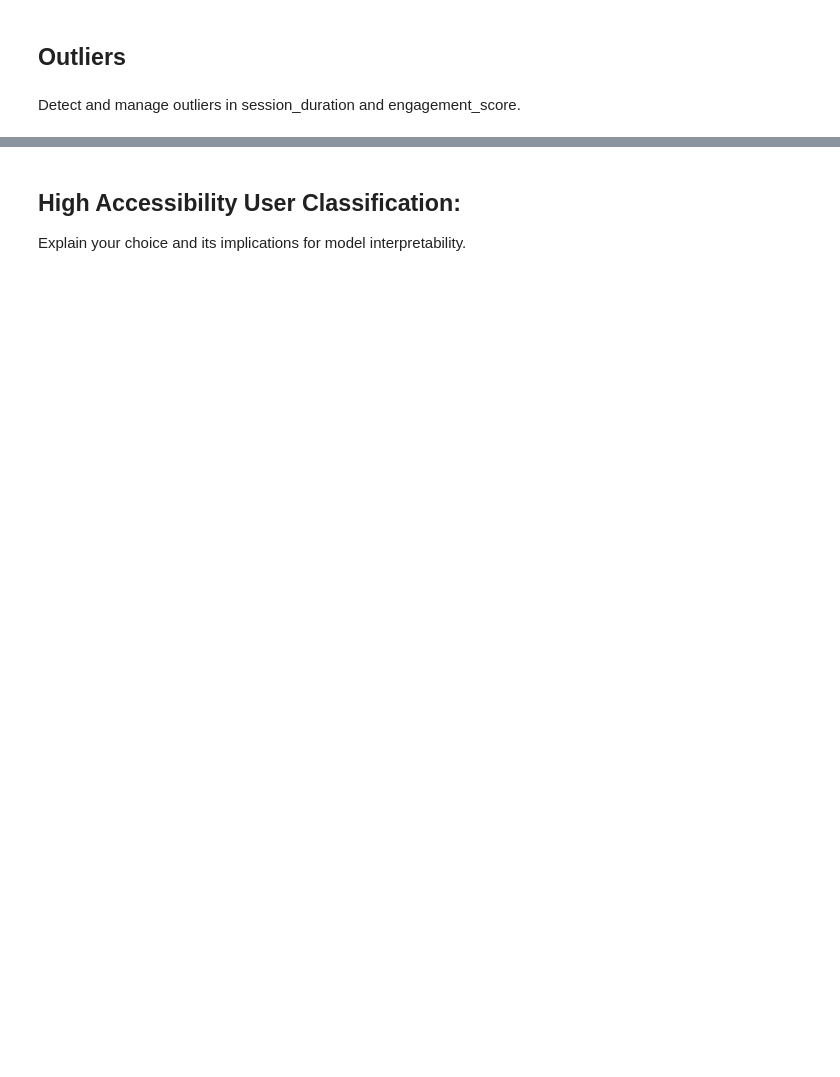
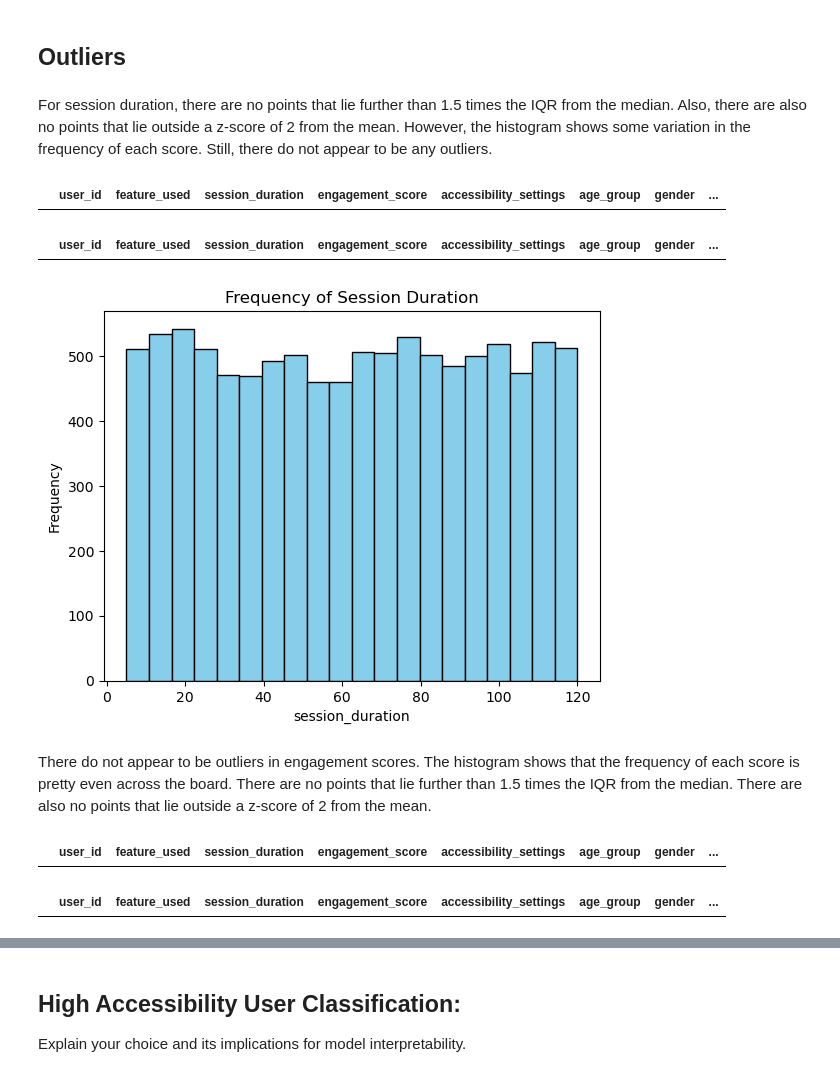
Before and after one commit to claire-law/HackDiversityDataInterviewChallenge, a Jupyter notebook: AccessibilityFeatures.ipynb, the cells around one changed output, grey strips where cells are left out. Cells and saved outputs as stored; diff of their text form; code cells hidden in the pictures; blank space fills up the shorter version.

```diff
--- a/AccessibilityFeatures.ipynb
+++ b/AccessibilityFeatures.ipynb
@@ -22,4 +62,49 @@ There are 6003 missing values in the column additional_attributes.
 # %% [markdown]
 ## Outliers
-# %% [markdown]
-Detect and manage outliers in session_duration and engagement_score.
+# %% [markdown]
+For session duration, there are no points that lie further than 1.5 times the IQR from the median. Also, there are also no points that lie outside a z-score of 2 from the mean. However, the histogram shows some variation in the frequency of each score. Still, there do not appear to be any outliers.
+# %%
+q1 = data['session_duration'].quantile(.25)
+q3 = data['session_duration'].quantile(.75)
+iqr = q3 - q1
+low_bound = q1 - (iqr*1.5)
+up_bound = q3 + (iqr*1.5)
+data[(data['session_duration']<low_bound) | (data['session_duration']>up_bound)]
+# %% [output]
+|  | user_id | feature_used | session_duration | engagement_score | accessibility_settings | age_group | gender | ... |
+# %%
+# method 2: z-score
+mean = data['session_duration'].mean()
+std = data['session_duration'].std()
+data['z-score']=(data['session_duration']-mean)/std
+data[(data['z-score']<-2) | (data['z-score']>2)]
+# %% [output]
+|  | user_id | feature_used | session_duration | engagement_score | accessibility_settings | age_group | gender | ... |
+# %%
+plt.hist(data['session_duration'], bins=20, color='skyblue', edgecolor='black')
+plt.xlabel('session_duration')
+plt.ylabel('Frequency')
+plt.title('Frequency of Session Duration')
+plt.show()
+# %% [output]
+[figure, added]
+# %% [markdown]
+There do not appear to be outliers in engagement scores. The histogram shows that the frequency of each score is pretty even across the board. There are no points that lie further than 1.5 times the IQR from the median. There are also no points that lie outside a z-score of 2 from the mean.
+# %%
+# method 1: IQR
+q1 = data['engagement_score'].quantile(.25)
+q3 = data['engagement_score'].quantile(.75)
+iqr = q3 - q1
+low_bound = q1 - (iqr*1.5)
+up_bound = q3 + (iqr*1.5)
+data[(data['engagement_score']<low_bound) | (data['engagement_score']>up_bound)]
+# %% [output]
+|  | user_id | feature_used | session_duration | engagement_score | accessibility_settings | age_group | gender | ... |
+# %%
+# method 2: z-score
+mean = data['engagement_score'].mean()
+std = data['engagement_score'].std()
+data['z-score']=(data['engagement_score']-mean)/std
+data[(data['z-score']<-2) | (data['z-score']>2)]
+# %% [output]
+|  | user_id | feature_used | session_duration | engagement_score | accessibility_settings | age_group | gender | ... |
```
Also changed, not shown: parts of 11 cells of this notebook.
